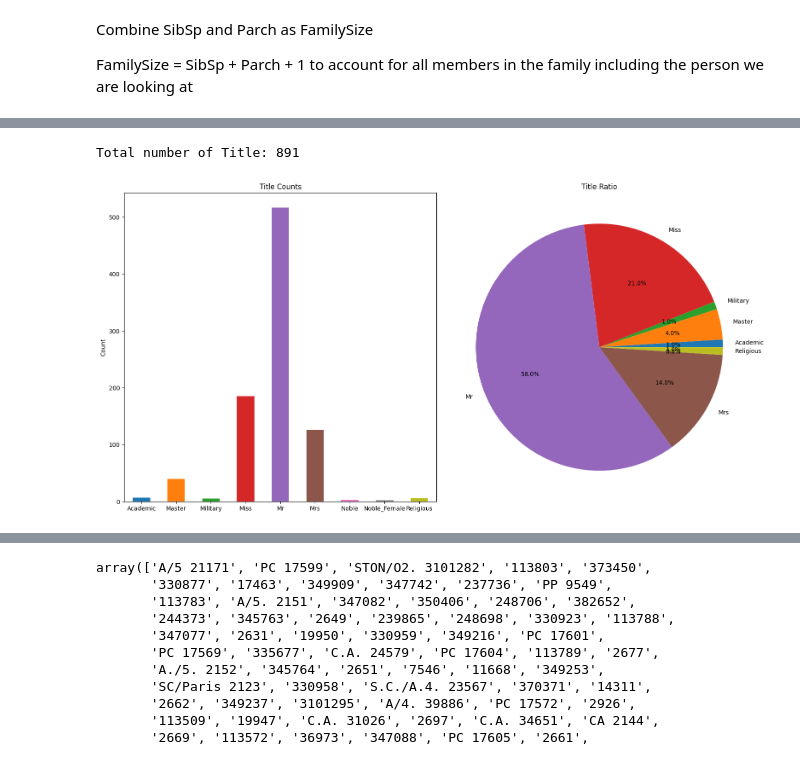
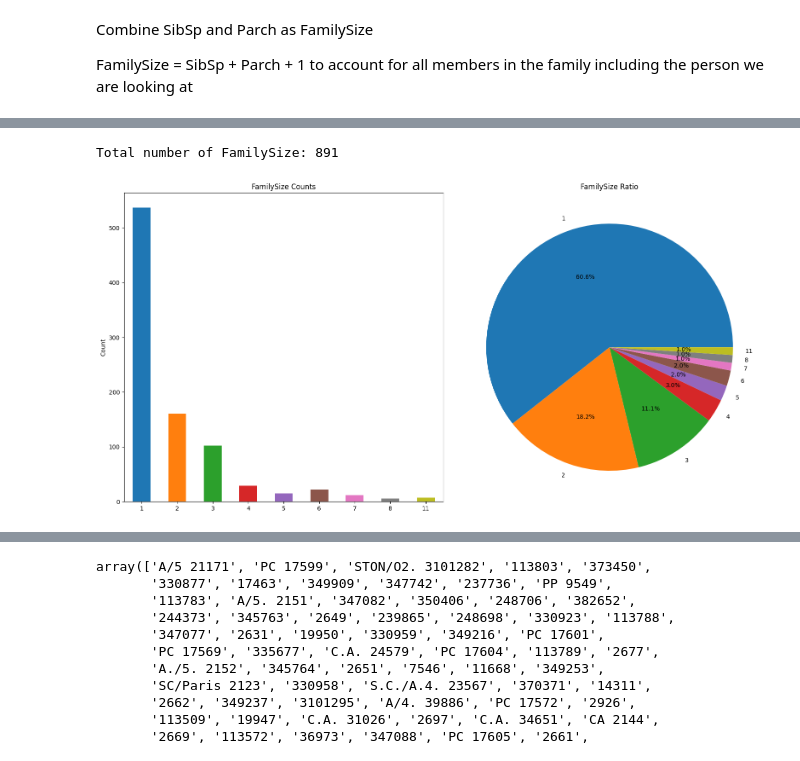
Before and after one commit to hvtruong/Kaggle_projects, a Jupyter notebook: titanic/src/notebooks/eda.ipynb, the cells around one changed output, grey strips where cells are left out. Cells and saved outputs as stored; diff of their text form; code cells hidden in the pictures.

```diff
--- a/titanic/src/notebooks/eda.ipynb
+++ b/titanic/src/notebooks/eda.ipynb
@@ -301,6 +376,5 @@ def extract_title_and_last_name(name: str):
 
     return title, last_name
 df_train[['Title', 'Lastname']] = df_train['Name'].apply(lambda x: pd.Series(extract_title_and_last_name(x)))
-df_train = df_train.drop(['Name'], axis=1)
 df_train.head()
 # %% [output]
@@ -312,0 +389,31 @@ df_train.head()
+# %%
+title_mapping = {
+    'Mr': 'Mr',
+    'Mrs': 'Mrs',
+    'Miss': 'Miss',
+    'Ms': 'Miss',
+    'Master': 'Master',
+    'Mme': 'Mrs',     # French for Mrs
+    'Mlle': 'Miss',   # French for Miss
+    'the Count': 'Noble',
+    'the Countess': 'Noble_Female',
+    'Count': 'Noble',
+    'Coutess': 'Noble_Female',
+    'Don': 'Noble',   # Not a Knight
+    'Sir': 'Noble',   # Knight
+    'Jonkheer': 'Noble',
+    'Jonkvrouw': 'Noble_Female',
+    'Earl': 'Noble',
+    'Lord': 'Noble',
+    'Lady': 'Noble_Female',
+    'Dame': 'Noble_Female',
+    'Major': 'Military',
+    'Col': 'Military',
+    'Capt': 'Military',
+    'Dr': 'Academic',
+    'Prof': 'Academic',
+    'Rev': 'Religious'
+}
+
+df_train['Title'] = df_train['Title'].map(title_mapping)
+df_train.head()
@@ -361,5 +475,5 @@ df_train.head()
 # %%
-group_by_col_and_plot(df_train, 'Title')
+group_by_col_and_plot(df_train, 'FamilySize')
 # %% [output]
-Total number of Title: 891
+Total number of FamilySize: 891
-[figure, old version]
+[figure, new version]
```
Also changed, not shown: parts of 59 cells of this notebook, 1 other file.
